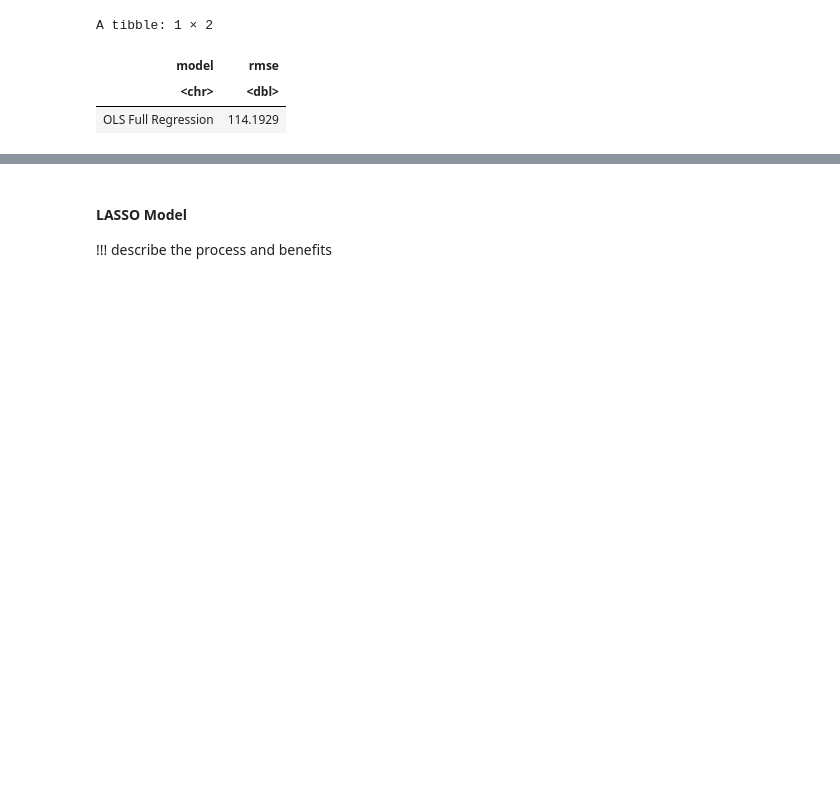
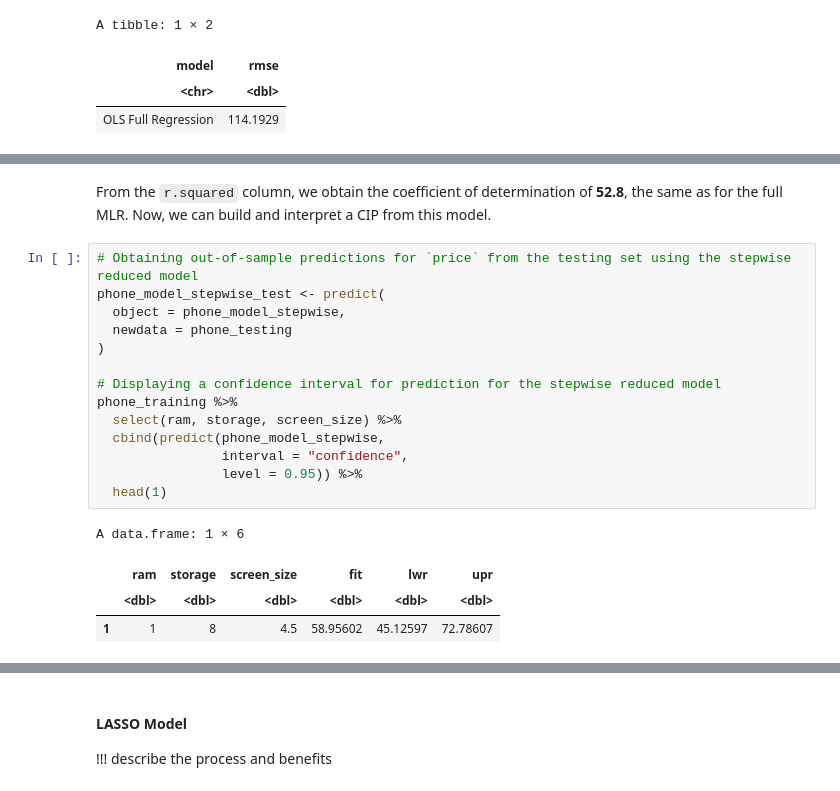
Before and after one commit to Ihor16/stat-301-project, a Jupyter notebook: FinalReport.ipynb, the cells around one changed output, grey strips where cells are left out. Saved outputs shown, nothing was run; the diff lists cells and outputs as text; blank space fills up the shorter version.

```diff
--- a/FinalReport.ipynb
+++ b/FinalReport.ipynb
@@ -629,0 +614,21 @@ A tibble: 2 × 2
+# %% [markdown]
+From the `r.squared` column, we obtain the coefficient of determination of **52.8**, the same as for the full MLR. Now, we can build and interpret a CIP from this model.
+# %%
+# Obtaining out-of-sample predictions for `price` from the testing set using the stepwise reduced model
+phone_model_stepwise_test <- predict(
+  object = phone_model_stepwise,
+  newdata = phone_testing
+)
+
+# Displaying a confidence interval for prediction for the stepwise reduced model
+phone_training %>%
+  select(ram, storage, screen_size) %>%
+  cbind(predict(phone_model_stepwise,
+                interval = "confidence",
+                level = 0.95)) %>%
+  head(1)
+# %% [output]
+A data.frame: 1 × 6
+|  | ram | storage | screen_size | fit | lwr | upr |
+|  | <dbl> | <dbl> | <dbl> | <dbl> | <dbl> | <dbl> |
+| 1 | 1 | 8 | 4.5 | 58.95602 | 45.12597 | 72.78607 |
```
Also changed, not shown: parts of 18 cells of this notebook.
